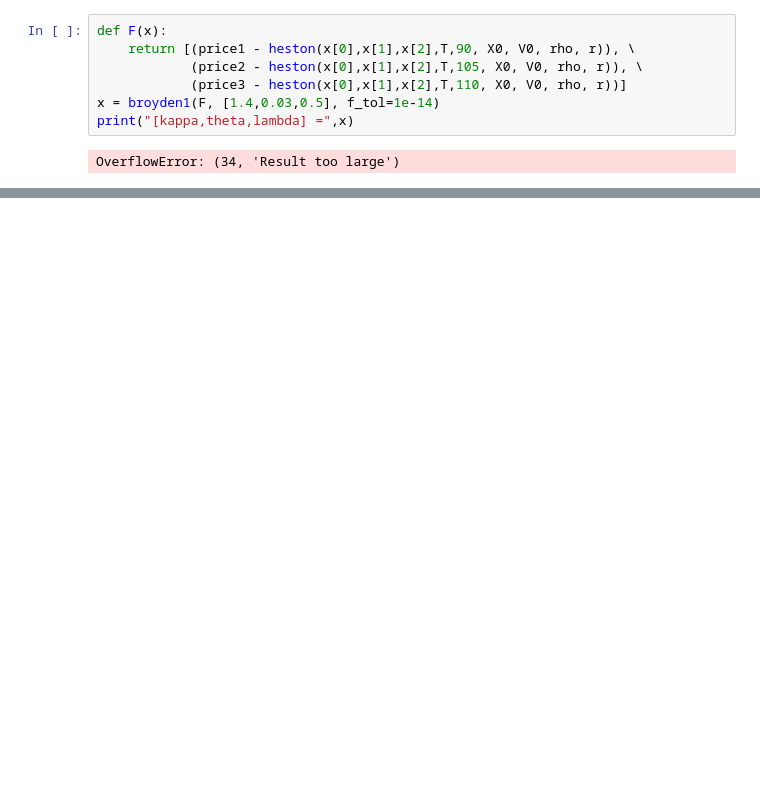
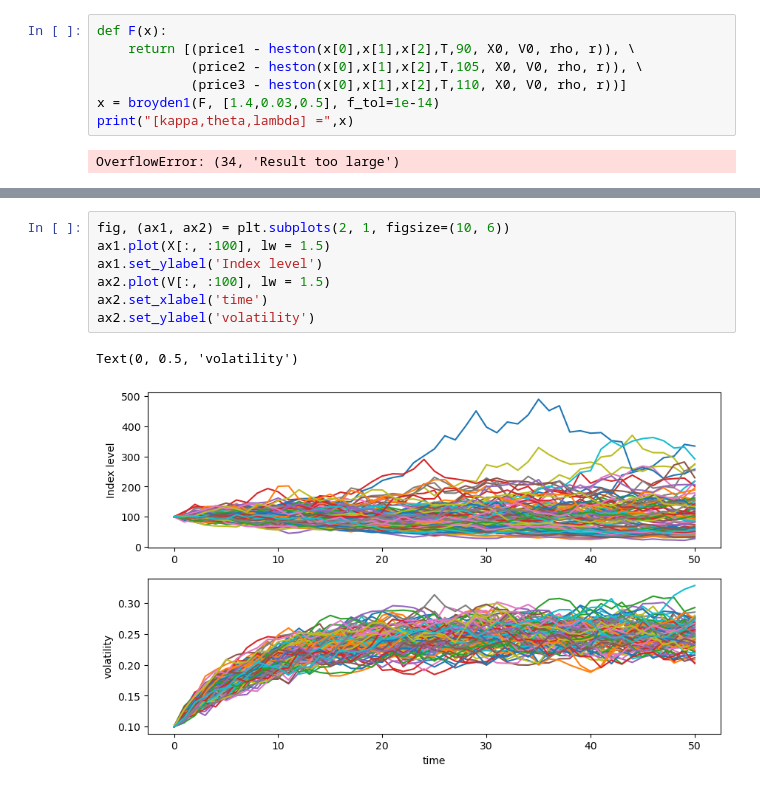
Before and after one commit to Koudadim/Quantitative_Finance_Projects, a Jupyter notebook: stochastic-volatily.ipynb, the cells around one changed output, grey strips where cells are left out. Cells and saved outputs as stored; diff of their text form; blank space fills up the shorter version.

```diff
--- a/stochastic-volatily.ipynb
+++ b/stochastic-volatily.ipynb
@@ -232,0 +422,10 @@ OverflowError: (34, 'Result too large')
+# %%
+fig, (ax1, ax2) = plt.subplots(2, 1, figsize=(10, 6))
+ax1.plot(X[:, :100], lw = 1.5)
+ax1.set_ylabel('Index level')
+ax2.plot(V[:, :100], lw = 1.5)
+ax2.set_xlabel('time')
+ax2.set_ylabel('volatility')
+# %% [output]
+Text(0, 0.5, 'volatility')
+[figure, added]
```
Also changed, not shown: parts of 30 cells of this notebook.
